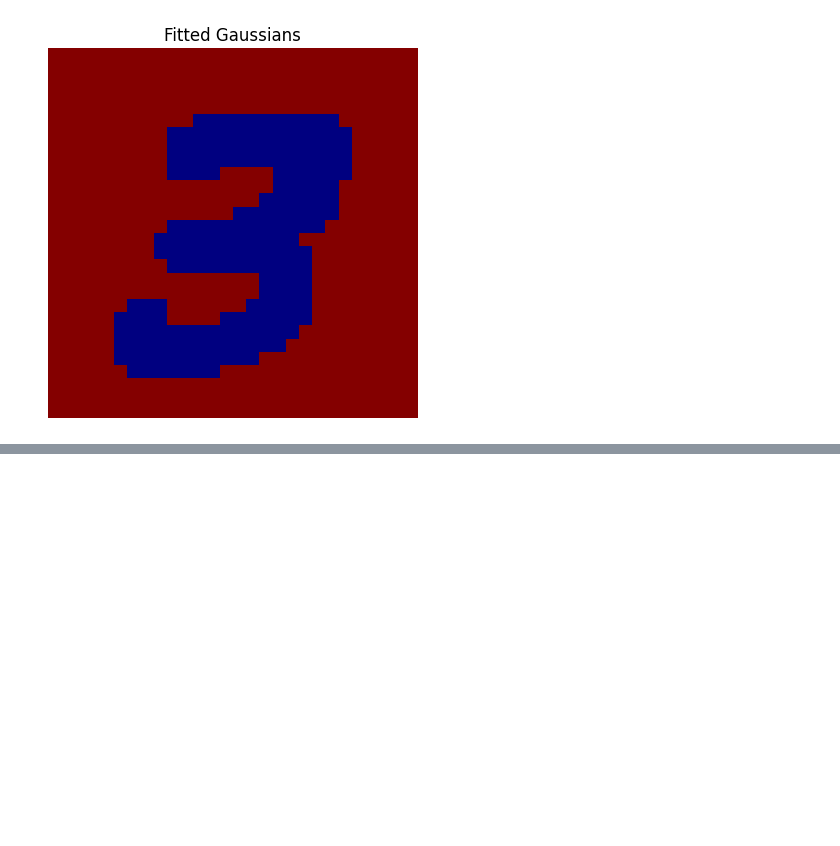
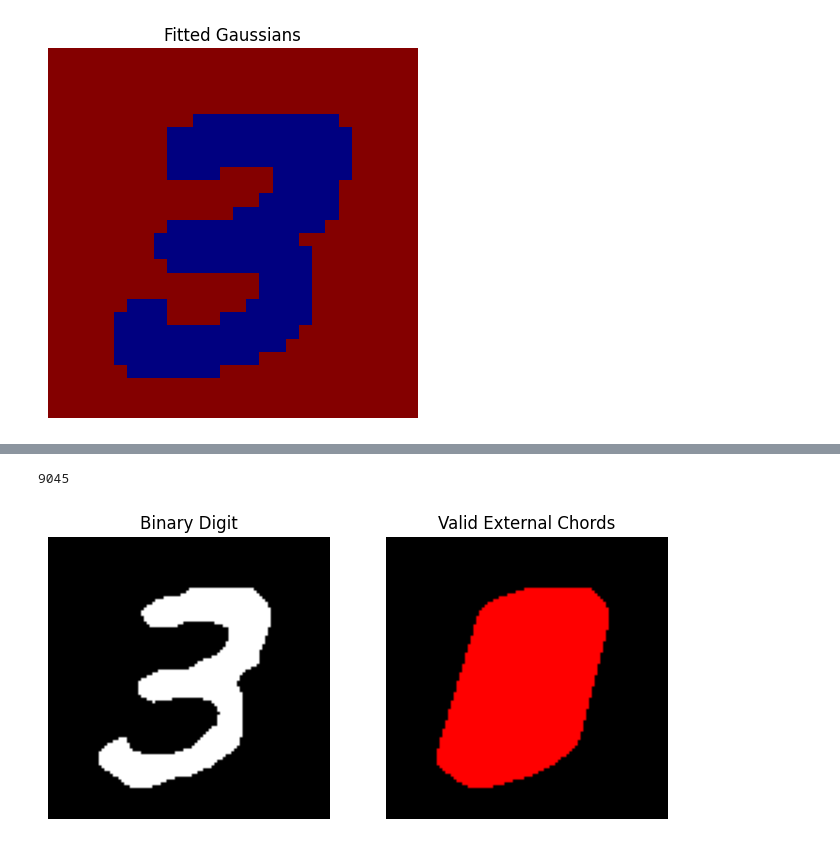
Before and after one commit to ewaMiazga/ai-lab-work, a Jupyter notebook: ransac-hough-mnist-experiments.ipynb, the cells around one changed output, grey strips where cells are left out. Cells and saved outputs as stored; diff of their text form; code cells hidden in the pictures; blank space fills up the shorter version.

```diff
--- a/ransac-hough-mnist-experiments.ipynb
+++ b/ransac-hough-mnist-experiments.ipynb
@@ -940,0 +1408,73 @@ Gaussian 2:
+# %%
+import cv2
+import numpy as np
+import matplotlib.pyplot as plt
+from itertools import combinations
+
+def get_boundary_pixels(binary_image):
+    """Extracts the boundary pixels of a binary digit image."""
+    contours, _ = cv2.findContours(binary_image, cv2.RETR_EXTERNAL, cv2.CHAIN_APPROX_SIMPLE)
+    boundary_pixels = np.vstack(contours).squeeze()
+    return boundary_pixels
+
+def is_chord_valid(chord, binary_image):
+    """Checks if a chord is partially within the digit region."""
+    x1, y1 = chord[0]
+    x2, y2 = chord[1]
+
+    # Generate points along the chord
+    num_points = int(np.linalg.norm(np.array(chord[0]) - np.array(chord[1])))  # Approximate length
+    x_vals = np.linspace(x1, x2, num_points).astype(int)
+    y_vals = np.linspace(y1, y2, num_points).astype(int)
+
+    # Check how many points are inside the digit (white region in binary image)
+    inside_count = np.sum(binary_image[y_vals, x_vals] == 255)  # Count white pixels along chord
+    return inside_count > 0  # At least part of the chord must be inside the digit
+
+def extract_valid_chords(binary_image):
+    """Finds and returns valid external chords from boundary pixels."""
+    boundary_pixels = get_boundary_pixels(binary_image)
+    valid_chords = []
+
+    # Generate all possible chords
+    for p1, p2 in combinations(boundary_pixels, 2):
+        if is_chord_valid((p1, p2), binary_image):
+            valid_chords.append((p1, p2))
+
+    return valid_chords
+
+def visualize_chords(binary_image, valid_chords):
+    """Visualizes the detected valid chords on the digit image."""
+    output_image = cv2.cvtColor(binary_image, cv2.COLOR_GRAY2BGR)
+
+    # Draw valid chords in blue
+    for (p1, p2) in valid_chords:
+        cv2.line(output_image, tuple(p1), tuple(p2), (255, 0, 0), 1)
+
+    return output_image
+
+# Load an MNIST digit (0 or 9)
+image = train_images[train_labels == 3][0]  # Change to 0 for digit "0"
+image = cv2.resize(image, (100, 100))  # Resize for better visualization
+_, binary = cv2.threshold(image, 128, 255, cv2.THRESH_BINARY)
+
+# Extract and visualize valid chords
+valid_chords = extract_valid_chords(binary)
+chord_visualization = visualize_chords(binary, valid_chords)
+
+# Display results
+plt.figure(figsize=(8, 4))
+plt.subplot(1, 2, 1)
+plt.imshow(binary, cmap="gray")
+plt.title("Binary Digit")
+plt.axis("off")
+
+plt.subplot(1, 2, 2)
+plt.imshow(chord_visualization)
+plt.title("Valid External Chords")
+plt.axis("off")
+
+plt.show()
+# %% [output]
+9045
+[figure, added]
```
Also changed, not shown: parts of 15 cells of this notebook, 1 other file.
